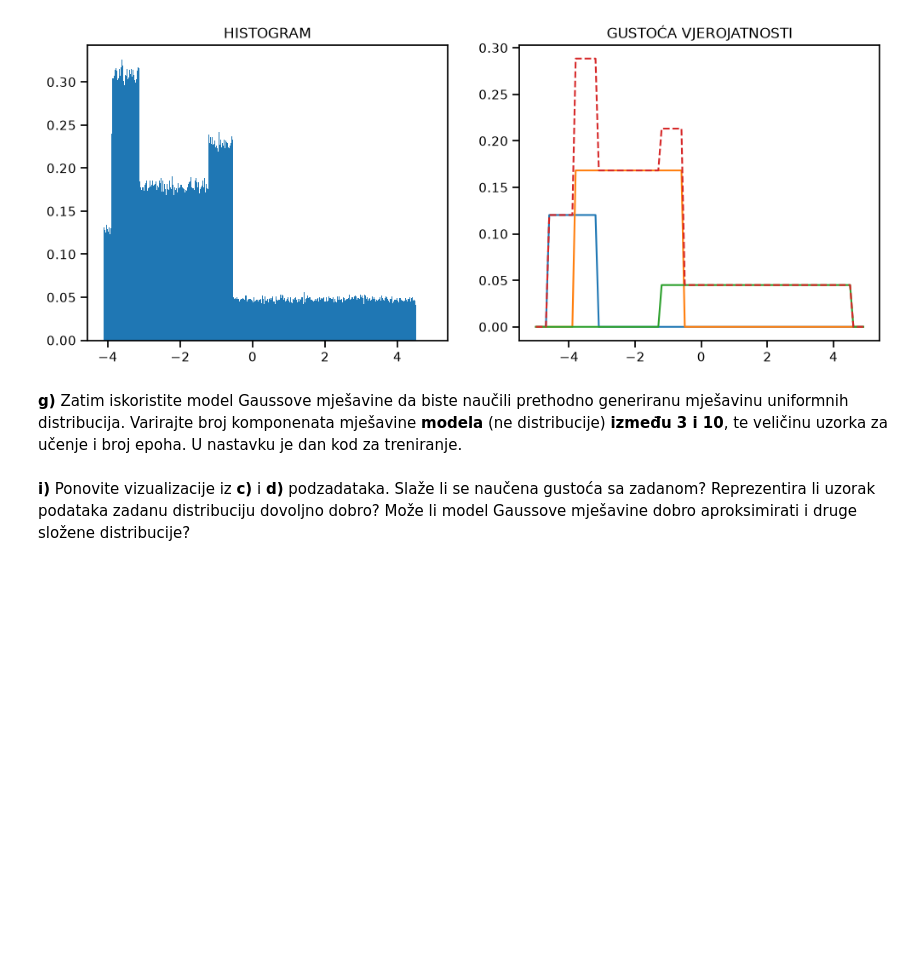
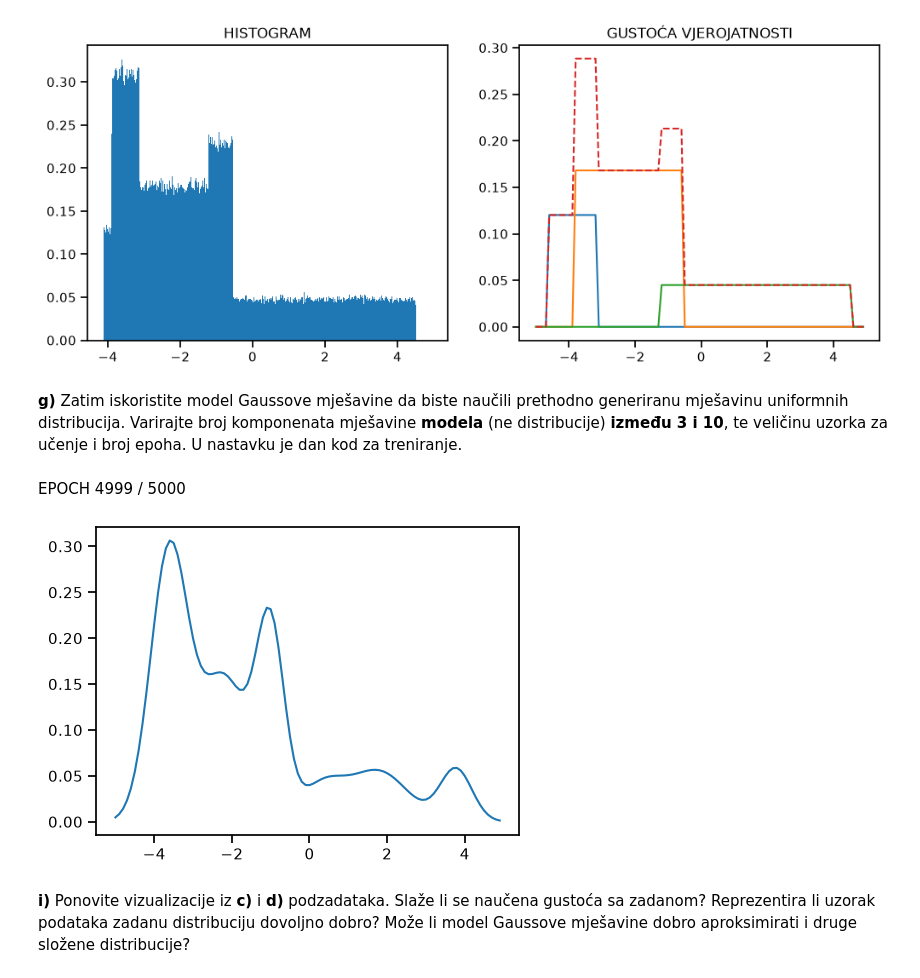
Before and after one commit to Ivan-Dujmic/FER-Deep-Learning-2, a Jupyter notebook: Lab1/lab_1.ipynb, the cells around one changed output. Saved outputs shown, nothing was run; the diff lists cells and outputs as text; code cells hidden in the pictures; blank space fills up the shorter version.

```diff
--- a/Lab1/lab_1.ipynb
+++ b/Lab1/lab_1.ipynb
@@ -303,25 +303,43 @@ U nastavku je dan kod za treniranje.
 # %%
 from models import GMModel
 
-model = GMModel(10)
-optimizer = tf.optimizers.Adam(1e-2)
+import itertools
 
-L = 10000
+configs_K = [7]
+configs_L = [1000]
+configs_E = [5000]
+
+triplets = list(itertools.product(configs_K, configs_L, configs_E))
+
 data = dist.sample(L).reshape([-1, 1])
 batch_size = 1000
-num_epoch = 5000
 
-for epoch in range(num_epoch):
-    for i in range(math.ceil(L / batch_size)):
-        chunk = data[i * batch_size:(i + 1) * batch_size]
+experiment = 1
+with plot_context(figsize=(12, 4), show=True):
+    for (K, L, num_epoch) in triplets:
+        model = GMModel(K)
+        optimizer = tf.optimizers.Adam(1e-2)
+        data = tf.cast(dist.sample(L).reshape([-1, 1]), dtype=tf.float32)
 
-        with tf.GradientTape() as tape:
-            loss = tf.reduce_mean(model.loss(chunk), axis=0)
+        for epoch in range(num_epoch):
+            for i in range(math.ceil(L / batch_size)):
+                chunk = data[i * batch_size:(i + 1) * batch_size]
 
-        grad = tape.gradient(loss, model.variables)
-        optimizer.apply_gradients(zip(grad, model.variables))
+                with tf.GradientTape() as tape:
+                    loss = tf.reduce_mean(model.loss(chunk), axis=0)
 
-    display(HTML(f"EPOCH {epoch} / {num_epoch}"), clear=True)
+                grad = tape.gradient(loss, model.variables)
+                optimizer.apply_gradients(zip(grad, model.variables))
+
+            display(HTML(f"EPOCH {epoch} / {num_epoch}"), clear=True)
+
+        with plot_context(subplot=(1, 2, experiment)):
+            plot_total_pdf(model.p_x)
+
+        experiment += 1
+# %% [output]
+EPOCH 4999 / 5000
+[figure, added]
 # %% [markdown]
 <b>i)</b> Ponovite vizualizacije iz <b>c)</b> i <b>d)</b> podzadataka.
 Slaže li se naučena gustoća sa zadanom?
```
Also changed, not shown: parts of 2 cells of this notebook.
